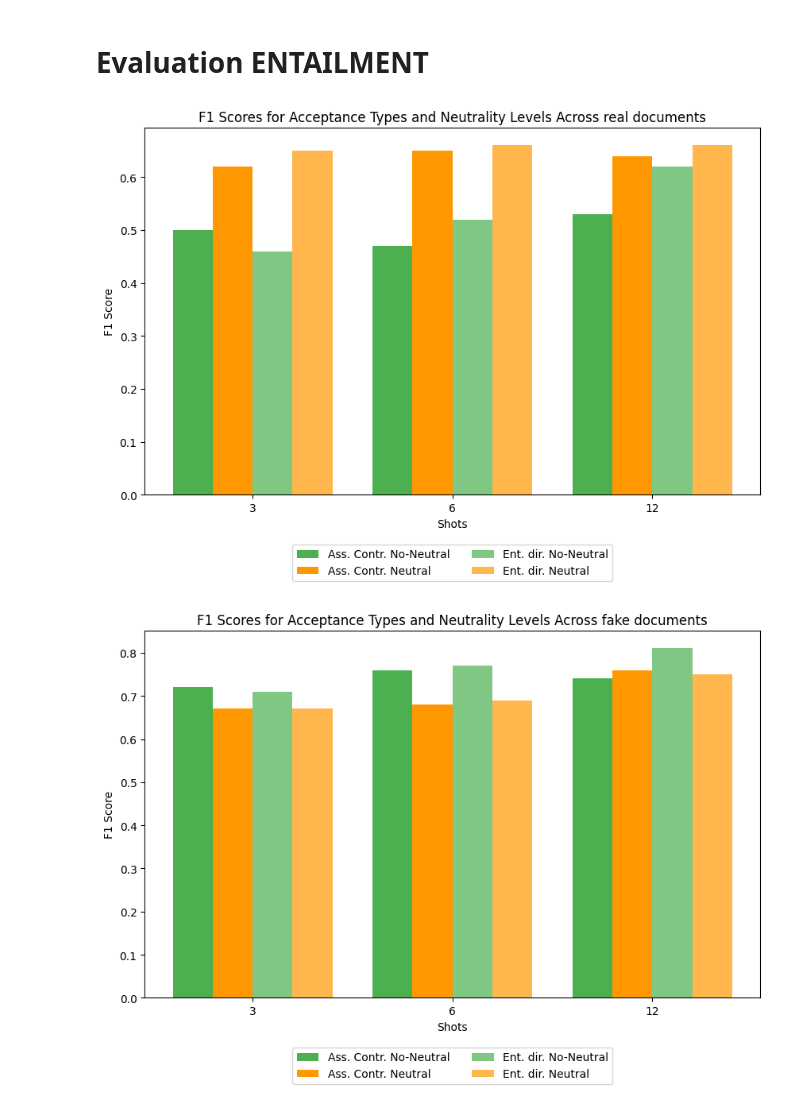
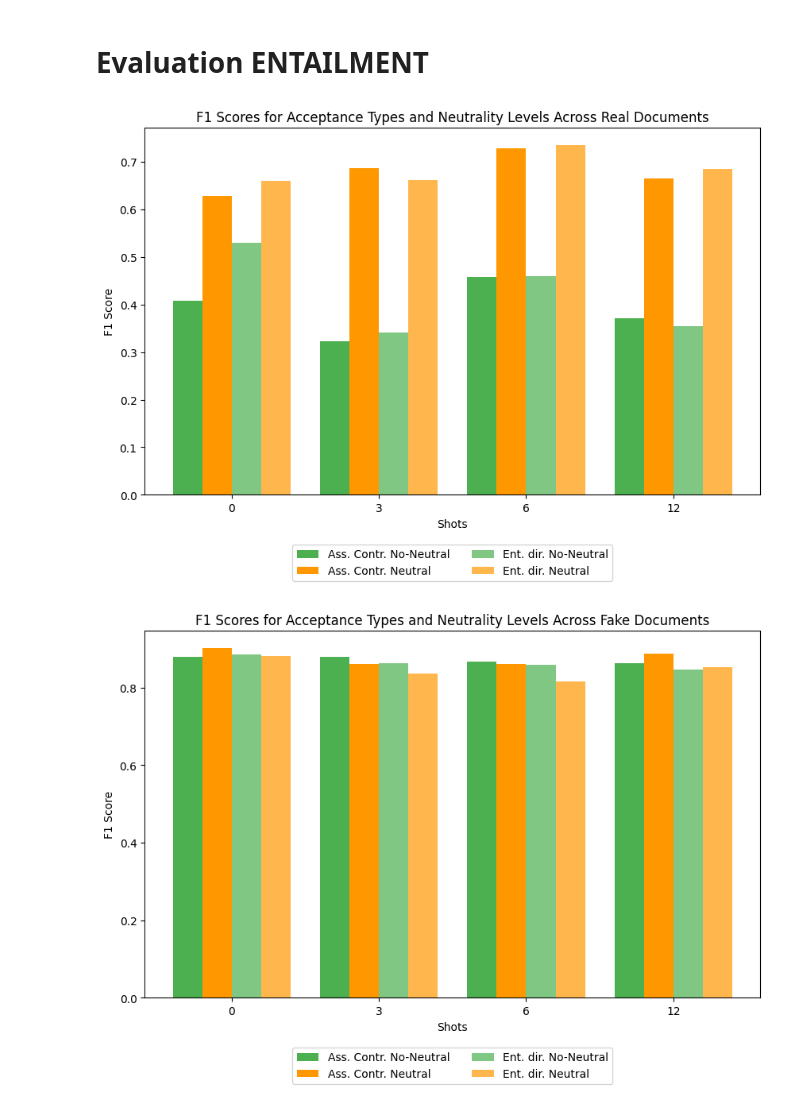
Before and after one commit to divadde/agentic_rag, a Jupyter notebook: hate_speech.ipynb, the cells around one changed output. Cells and saved outputs as stored; diff of their text form; code cells hidden in the pictures.

```diff
--- a/hate_speech.ipynb
+++ b/hate_speech.ipynb
@@ -601,14 +601,22 @@ import matplotlib.pyplot as plt
 import numpy as np
 
 # Dati estratti dalla tabella
-shots = [3, 6, 12]
+shots = [0, 3, 6, 12]
+metric = "f1_0"
 
 # F1 Scores per each combination of Type Acceptance and Neutral
+df = pd.read_excel("/content/drive/MyDrive/predictions_entailment/test_entailment_labels_X.xlsx")
+df_ass_contr_no_neutral = df[(df["type_acceptance"] == "Skeptical") & (df["neutral"] == "No-Neutral")]
+df_ass_contr_neutral = df[(df["type_acceptance"] == "Skeptical") & (df["neutral"] == "Neutral")]
+df_ent_dir_no_neutral = df[(df["type_acceptance"] == "Credulous") & (df["neutral"] == "No-Neutral")]
+df_ent_dir_neutral = df[(df["type_acceptance"] == "Credulous") & (df["neutral"] == "Neutral")]
+
+
 f1_scores = {
-    "Ass. Contr. No-Neutral": [0.50, 0.47, 0.53],
-    "Ass. Contr. Neutral": [0.62, 0.65, 0.64],
-    "Ent. dir. No-Neutral": [0.46, 0.52, 0.62],
-    "Ent. dir. Neutral": [0.65, 0.66, 0.66]
+    "Ass. Contr. No-Neutral": df_ass_contr_no_neutral[metric].values,
+    "Ass. Contr. Neutral": df_ass_contr_neutral[metric].values,
+    "Ent. dir. No-Neutral": df_ent_dir_no_neutral[metric].values,
+    "Ent. dir. Neutral": df_ent_dir_neutral[metric].values
 }
 
 # Setting the positions and width for the bars
@@ -626,7 +634,7 @@ ax.bar(x + 1.5*bar_width, f1_scores["Ent. dir. Neutral"], bar_width, label='Ent.
 # Adding labels and title
 ax.set_xlabel('Shots')
 ax.set_ylabel('F1 Score')
-ax.set_title('F1 Scores for Acceptance Types and Neutrality Levels Across real documents')
+ax.set_title('F1 Scores for Acceptance Types and Neutrality Levels Across Real Documents')
 ax.set_xticks(x)
 ax.set_xticklabels(shots)
 ax.legend(loc='lower center', bbox_to_anchor=(0.5, -0.25), ncols=2)
@@ -634,46 +642,50 @@ ax.legend(loc='lower center', bbox_to_anchor=(0.5, -0.25), ncols=2)
 # Display the plot
 plt.show()
 # %% [output]
-[figure, old version]
+[figure, new version]
 # %%
-import matplotlib.pyplot as plt
-import numpy as np
-
 # Dati estratti dalla tabella
-shots = [3, 6, 12]
+shots = [0, 3, 6, 12]
+metric = "f1_1"
 
 # F1 Scores per each combination of Type Acceptance and Neutral
+df = pd.read_excel("/content/drive/MyDrive/predictions_entailment/test_entailment_labels_X.xlsx")
+df_ass_contr_no_neutral = df[(df["type_acceptance"] == "Skeptical") & (df["neutral"] == "No-Neutral")]
+df_ass_contr_neutral = df[(df["type_acceptance"] == "Skeptical") & (df["neutral"] == "Neutral")]
+df_ent_dir_no_neutral = df[(df["type_acceptance"] == "Credulous") & (df["neutral"] == "No-Neutral")]
+df_ent_dir_neutral = df[(df["type_acceptance"] == "Credulous") & (df["neutral"] == "Neutral")]
+
 f1_scores = {
-    "Ass. Contr. No-Neutral": [0.72, 0.76, 0.74],
-    "Ass. Contr. Neutral": [0.67, 0.68, 0.76],
-    "Ent. dir. No-Neutral": [0.71, 0.77, 0.81],
-    "Ent. dir. Neutral": [0.67, 0.69, 0.75]
+    "Ass. Contr. No-Neutral": df_ass_contr_no_neutral[metric].values,
+    "Ass. Contr. Neutral": df_ass_contr_neutral[metric].values,
+    "Ent. dir. No-Neutral": df_ent_dir_no_neutral[metric].values,
+    "Ent. dir. Neutral": df_ent_dir_neutral[metric].values
 }
 
 # Setting the positions and width for the bars
 bar_width = 0.2
 x = np.arange(len(shots))
 
 # Plotting the bars
 fig, ax = plt.subplots(figsize=(10, 6))
 
 ax.bar(x - 1.5*bar_width, f1_scores["Ass. Contr. No-Neutral"], bar_width, label='Ass. Contr. No-Neutral', color='#4CAF50')
 ax.bar(x - 0.5*bar_width, f1_scores["Ass. Contr. Neutral"], bar_width, label='Ass. Contr. Neutral', color='#FF9800')
 ax.bar(x + 0.5*bar_width, f1_scores["Ent. dir. No-Neutral"], bar_width, label='Ent. dir. No-Neutral', color='#81C784')
 ax.bar(x + 1.5*bar_width, f1_scores["Ent. dir. Neutral"], bar_width, label='Ent. dir. Neutral', color='#FFB74D')
 
 # Adding labels and title
 ax.set_xlabel('Shots')
 ax.set_ylabel('F1 Score')
-ax.set_title('F1 Scores for Acceptance Types and Neutrality Levels Across fake documents')
+ax.set_title('F1 Scores for Acceptance Types and Neutrality Levels Across Fake Documents')
 ax.set_xticks(x)
 ax.set_xticklabels(shots)
 ax.legend(loc='lower center', bbox_to_anchor=(0.5, -0.25), ncols=2)
 
 # Display the plot
 plt.show()
 # %% [output]
-[figure, old version]
+[figure, new version]
 # %%
 import matplotlib.pyplot as plt
 import numpy as np
```
Also changed, not shown: parts of 1 cell of this notebook, 1 other file.
